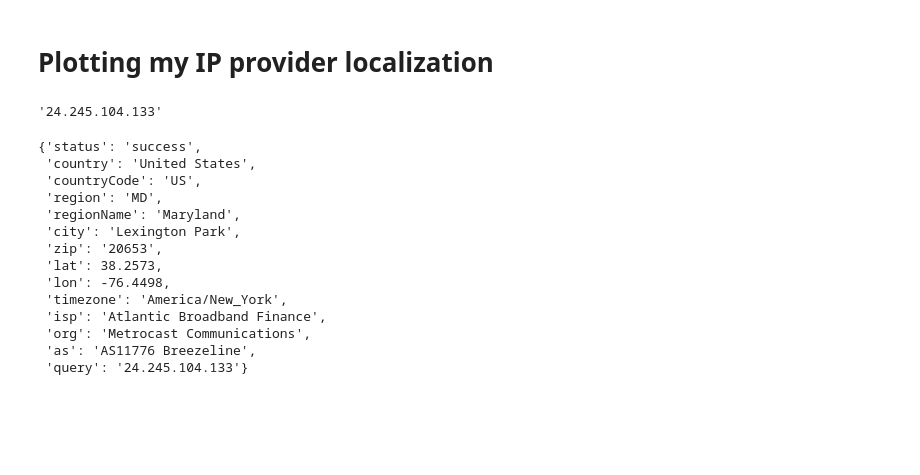
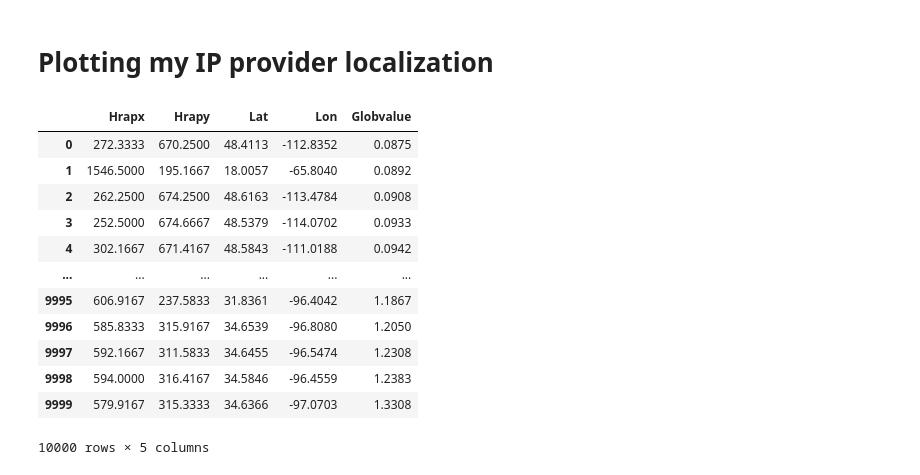
Before and after one commit to slg2522/plotly_globe_map_3d_plot, a Jupyter notebook: plotly_3d_global_plot_map.ipynb, the cells around one changed output. Drawn from its saved outputs; the diff is of its cells as text; code cells hidden in the pictures; blank space fills up the shorter version.

Commit message:
usa precipitation data map complete

```diff
--- a/plotly_3d_global_plot_map.ipynb
+++ b/plotly_3d_global_plot_map.ipynb
@@ -4,28 +5,5 @@ import plotly.graph_objects as go
 # %% [markdown]
 # Plotting my IP provider localization
 # %%
-#getting my public IP (from the internet provider)
-my_ip = requests.get('https://api.ipify.org?format=json').json() # returning json
-my_ip = my_ip['ip'] #assinging only the IP adress to te my_ip variable
-my_ip
+#grab US precipitation data
+df = pd.read_csv('https://raw.githubusercontent.com/plotly/datasets/master/2015_06_30_precipitation.csv')
-# %% [output]
-'24.245.104.133'
-# %%
-#returning information of my ID
-ip_json = requests.get('http://ip-api.com/json/' + my_ip).json()
-ip_json
-# %% [output]
-{'status': 'success',
- 'country': 'United States',
- 'countryCode': 'US',
- 'region': 'MD',
- 'regionName': 'Maryland',
- 'city': 'Lexington Park',
- 'zip': '20653',
- 'lat': 38.2573,
- 'lon': -76.4498,
- 'timezone': 'America/New_York',
- 'isp': 'Atlantic Broadband Finance',
- 'org': 'Metrocast Communications',
- 'as': 'AS11776 Breezeline',
- 'query': '24.245.104.133'}
@@ -32 +15,17 @@ ip_json
+# %%
+df
+# %% [output]
+|  | Hrapx | Hrapy | Lat | Lon | Globvalue |
+| 0 | 272.3333 | 670.2500 | 48.4113 | -112.8352 | 0.0875 |
+| 1 | 1546.5000 | 195.1667 | 18.0057 | -65.8040 | 0.0892 |
+| 2 | 262.2500 | 674.2500 | 48.6163 | -113.4784 | 0.0908 |
+| 3 | 252.5000 | 674.6667 | 48.5379 | -114.0702 | 0.0933 |
+| 4 | 302.1667 | 671.4167 | 48.5843 | -111.0188 | 0.0942 |
+| ... | ... | ... | ... | ... | ... |
+| 9995 | 606.9167 | 237.5833 | 31.8361 | -96.4042 | 1.1867 |
+| 9996 | 585.8333 | 315.9167 | 34.6539 | -96.8080 | 1.2050 |
+| 9997 | 592.1667 | 311.5833 | 34.6455 | -96.5474 | 1.2308 |
+| 9998 | 594.0000 | 316.4167 | 34.5846 | -96.4559 | 1.2383 |
+| 9999 | 579.9167 | 315.3333 | 34.6366 | -97.0703 | 1.3308 |
+10000 rows × 5 columns
 # %%
```
Also changed, not shown: parts of 5 cells of this notebook, 2 other files.
